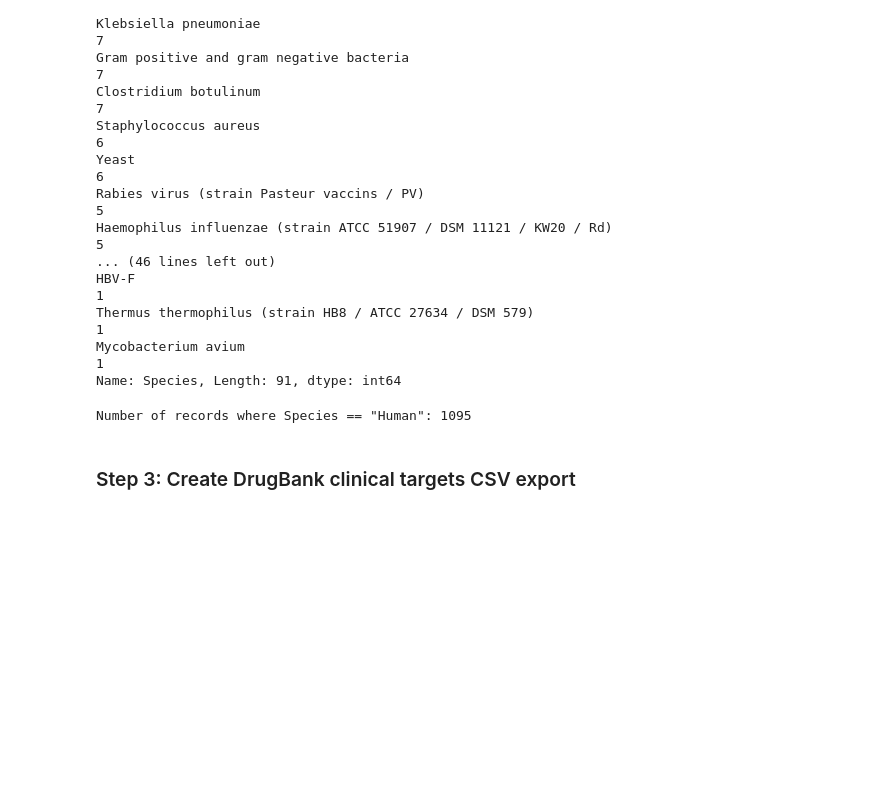
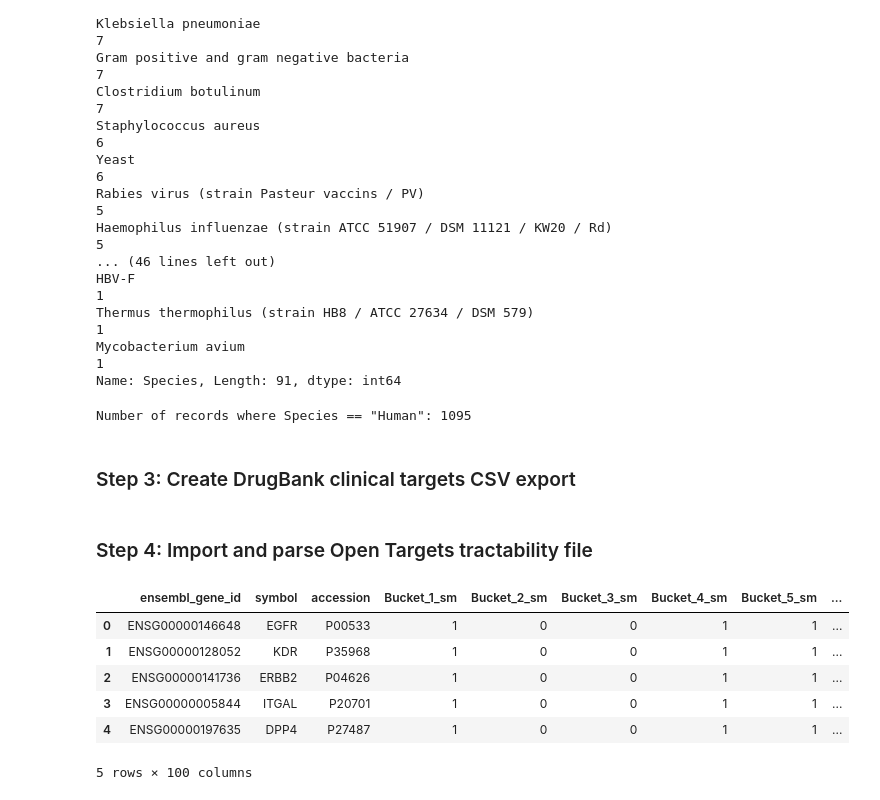
Before and after one commit to andrewhercules/drug-targets-in-clinic, a Jupyter notebook: explore-drug-targets-in-clinic.ipynb, the cells around one changed output. Cells and saved outputs as stored; diff of their text form; code cells hidden in the pictures; blank space fills up the shorter version.

```diff
--- a/explore-drug-targets-in-clinic.ipynb
+++ b/explore-drug-targets-in-clinic.ipynb
@@ -174,3 +174,8 @@ reordered_columns = [
 # %%
 drugbank_clinical_targets_df = drugbank_clinical_targets_df[reordered_columns]
 drugbank_clinical_targets_df.to_csv('output/drugbank_clinical_targets.csv', index=False)
+# %% [markdown]
+### Step 4: Import and parse Open Targets tractability file
+# %%
+# set location of Open Targets tractability file
+tractability_file_path = 'input/open_targets_tractability_pipeline_20-11.tsv'
@@ -176,0 +185,10 @@ drugbank_clinical_targets_df.to_csv('output/drugbank_clinical_targets.csv', inde
+# %%
+tractability_df.head(5)
+# %% [output]
+|  | ensembl_gene_id | symbol | accession | Bucket_1_sm | Bucket_2_sm | Bucket_3_sm | Bucket_4_sm | Bucket_5_sm | ... |
+| 0 | ENSG00000146648 | EGFR | P00533 | 1 | 0 | 0 | 1 | 1 | ... |
+| 1 | ENSG00000128052 | KDR | P35968 | 1 | 0 | 0 | 1 | 1 | ... |
+| 2 | ENSG00000141736 | ERBB2 | P04626 | 1 | 0 | 0 | 1 | 1 | ... |
+| 3 | ENSG00000005844 | ITGAL | P20701 | 1 | 0 | 0 | 1 | 1 | ... |
+| 4 | ENSG00000197635 | DPP4 | P27487 | 1 | 0 | 0 | 1 | 1 | ... |
+5 rows × 100 columns
```
Also changed, not shown: parts of 11 cells of this notebook, 1 other file.
